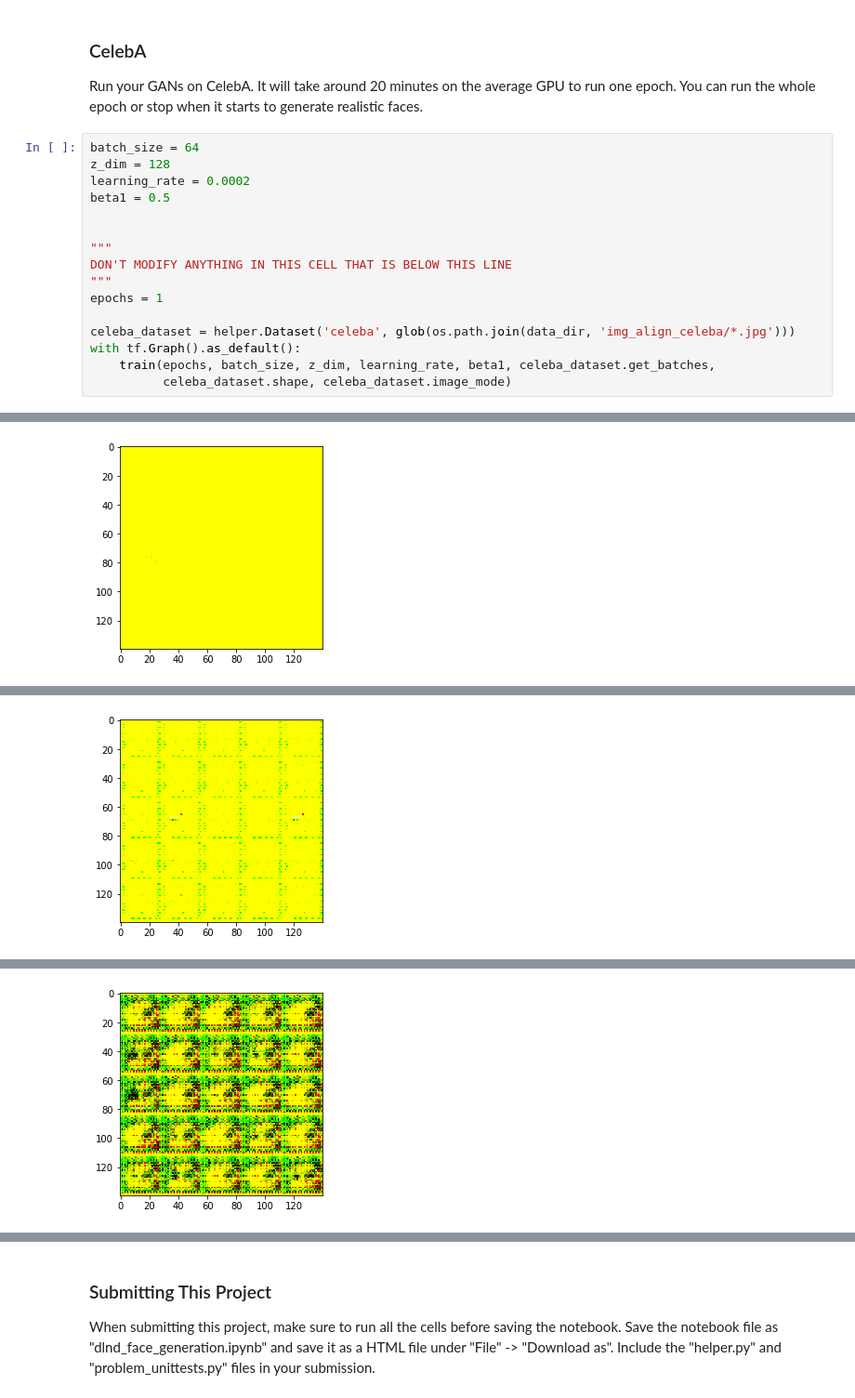
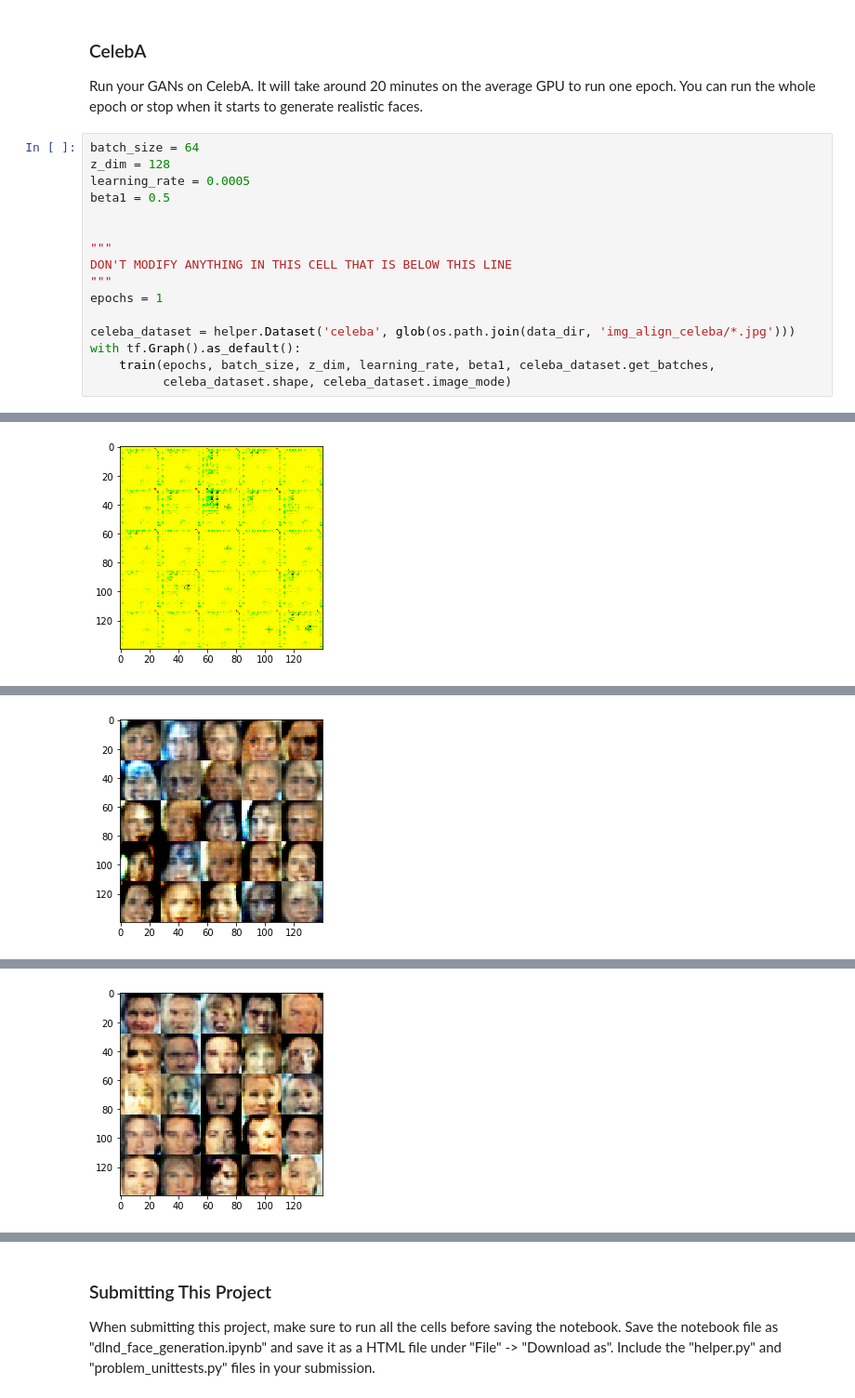
Before and after one commit to Kinetikm/NanodegreeProjects, a Jupyter notebook: face_generation/dlnd_face_generation.ipynb, the cells around one changed output, grey strips where cells are left out. Shown at 93% size. Saved outputs shown, nothing was run; the diff lists cells and outputs as text.

Commit message:
Fix learning rate

```diff
--- a/face_generation/dlnd_face_generation.ipynb
+++ b/face_generation/dlnd_face_generation.ipynb
@@ -401,7 +402,7 @@ Run your GANs on CelebA.  It will take around 20 minutes on the average GPU to r
 # %%
 batch_size = 64
 z_dim = 128
-learning_rate = 0.0002
+learning_rate = 0.0005
 beta1 = 0.5
 
 
@@ -422 +423 @@ Epoch 1/1... Discriminator Loss: 0.0029... Generator Loss: 6.1373
-[figure, old version]
+[figure, new version]
@@ -427 +428 @@ Epoch 1/1... Discriminator Loss: 0.0010... Generator Loss: 7.9018
-[figure, old version]
+[figure, new version]
@@ -432 +433 @@ Epoch 1/1... Discriminator Loss: 0.0035... Generator Loss: 6.1462
-[figure, old version]
+[figure, new version]
```
Also changed, not shown: parts of 2 cells of this notebook, 1 other file.
